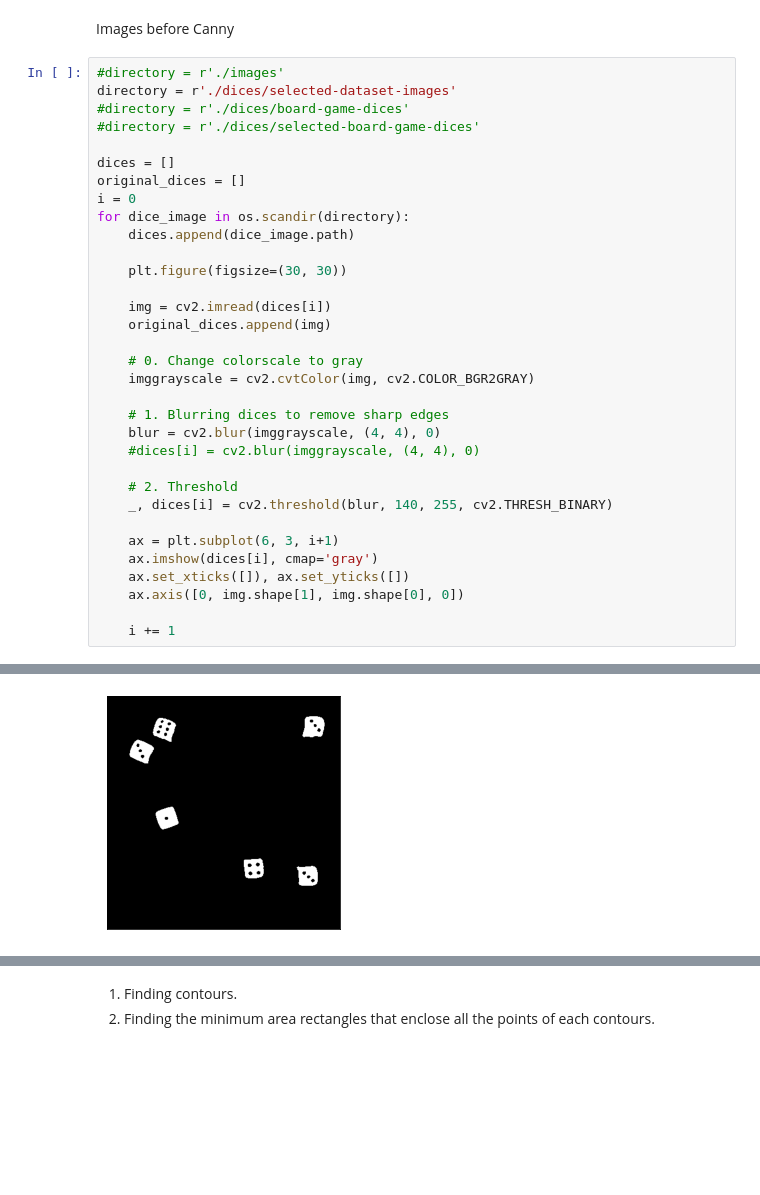
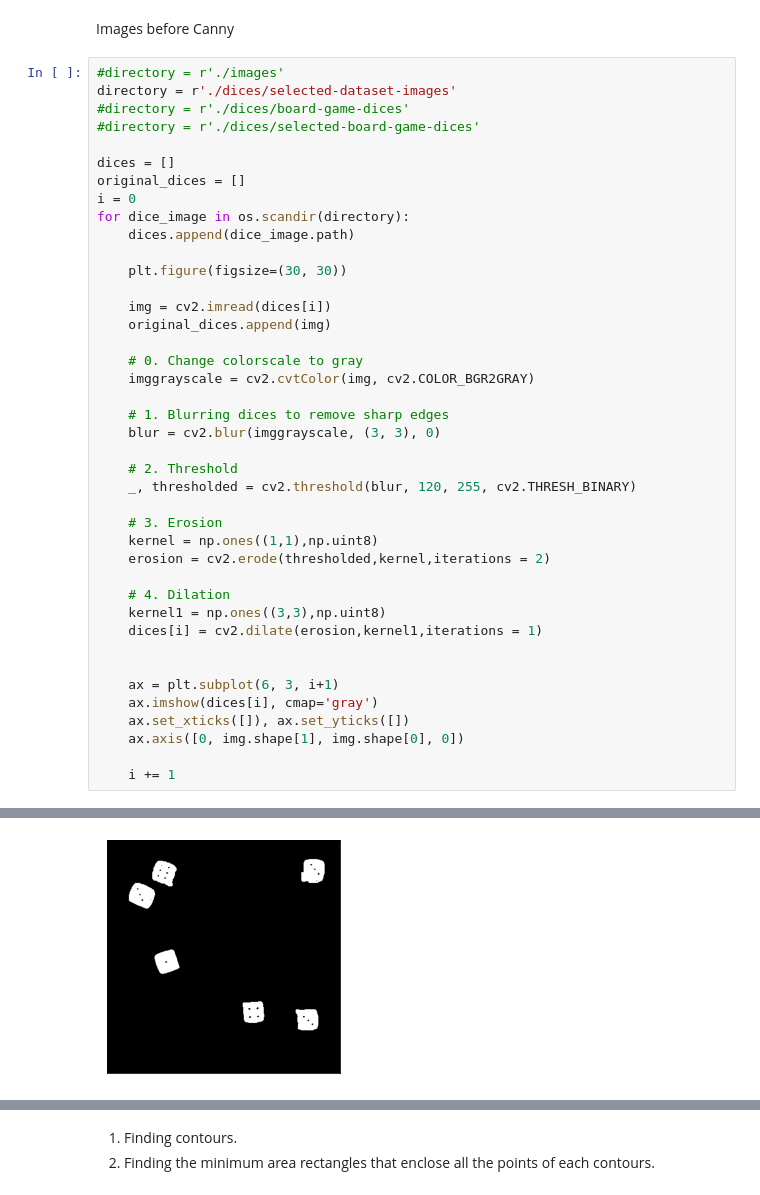
Before and after one commit to kasiabadio/image-recognition, a Jupyter notebook: dices.ipynb, the cells around one changed output, grey strips where cells are left out. Saved outputs shown, nothing was run; the diff lists cells and outputs as text; blank space fills up the shorter version.

```diff
--- a/dices.ipynb
+++ b/dices.ipynb
@@ -14,34 +14,42 @@ Images before Canny
 directory = r'./dices/selected-dataset-images'
 #directory = r'./dices/board-game-dices'
 #directory = r'./dices/selected-board-game-dices'
 
 dices = []
 original_dices = []
 i = 0
 for dice_image in os.scandir(directory):
     dices.append(dice_image.path)
 
     plt.figure(figsize=(30, 30))
 
     img = cv2.imread(dices[i])
     original_dices.append(img)
 
     # 0. Change colorscale to gray
     imggrayscale = cv2.cvtColor(img, cv2.COLOR_BGR2GRAY)
 
     # 1. Blurring dices to remove sharp edges
-    blur = cv2.blur(imggrayscale, (4, 4), 0)
-    #dices[i] = cv2.blur(imggrayscale, (4, 4), 0)
+    blur = cv2.blur(imggrayscale, (3, 3), 0)
 
     # 2. Threshold
-    _, dices[i] = cv2.threshold(blur, 140, 255, cv2.THRESH_BINARY)
+    _, thresholded = cv2.threshold(blur, 120, 255, cv2.THRESH_BINARY)
+
+    # 3. Erosion
+    kernel = np.ones((1,1),np.uint8)
+    erosion = cv2.erode(thresholded,kernel,iterations = 2)
+
+    # 4. Dilation
+    kernel1 = np.ones((3,3),np.uint8)
+    dices[i] = cv2.dilate(erosion,kernel1,iterations = 1)
+
 
     ax = plt.subplot(6, 3, i+1)
     ax.imshow(dices[i], cmap='gray')
     ax.set_xticks([]), ax.set_yticks([])
     ax.axis([0, img.shape[1], img.shape[0], 0])
 
     i += 1
 # %% [output]
 [figure]
-[figure, old version]
+[figure, new version]
```
Also changed, not shown: parts of 7 cells of this notebook, 6 other files.
